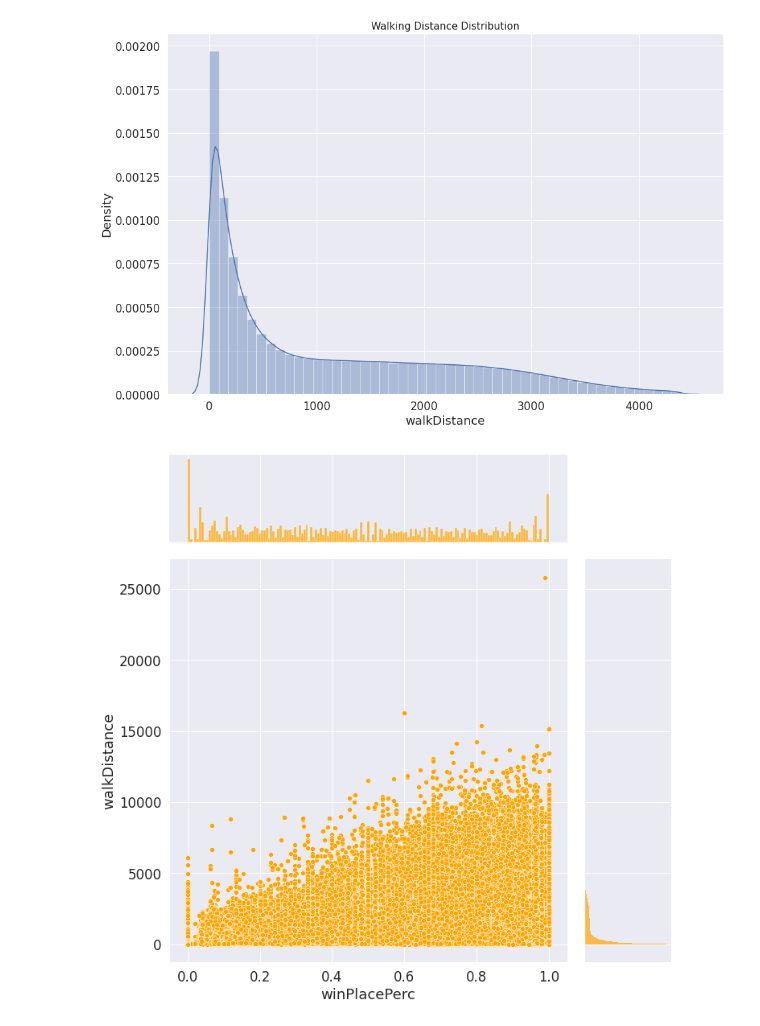
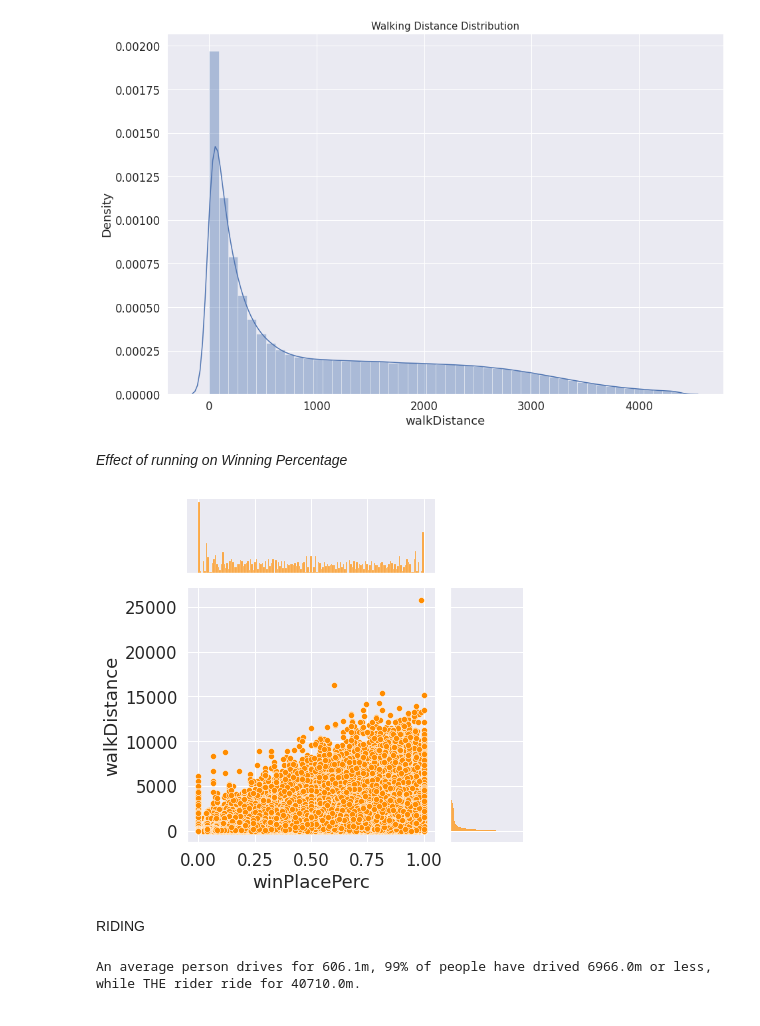
Before and after one commit to ANKITSHARMA98/PUBG-Data-Analysis, a Jupyter notebook: PUBG.ipynb, the cells around one changed output. Saved outputs shown, nothing was run; the diff lists cells and outputs as text; code cells hidden in the pictures.

Commit message:
running correlation with winPlacePerc

```diff
--- a/PUBG.ipynb
+++ b/PUBG.ipynb
@@ -231,8 +228,16 @@ sns.distplot(data['walkDistance'])
 plt.show()
 # %% [output]
 [figure]
+# %% [markdown]
+*Effect of running on Winning Percentage*
 # %%
-sns.jointplot(x="winPlacePerc", y="walkDistance",  data=train, height=10, ratio=4, color="orange")
+sns.jointplot(x="winPlacePerc", y="walkDistance",  data=train, height=6, ratio=3, color="darkorange")
 plt.show()
 # %% [output]
-[figure, old version]
+[figure, new version]
+# %% [markdown]
+RIDING
+# %%
+print("An average person drives for {:.1f}m, 99% of people have drived {}m or less, while THE rider ride for {}m.".format(train['rideDistance'].mean(), train['rideDistance'].quantile(0.99), train['rideDistance'].max()))
+# %% [output]
+An average person drives for 606.1m, 99% of people have drived 6966.0m or less, while THE rider ride for 40710.0m.
```
Also changed, not shown: parts of 7 cells of this notebook.
